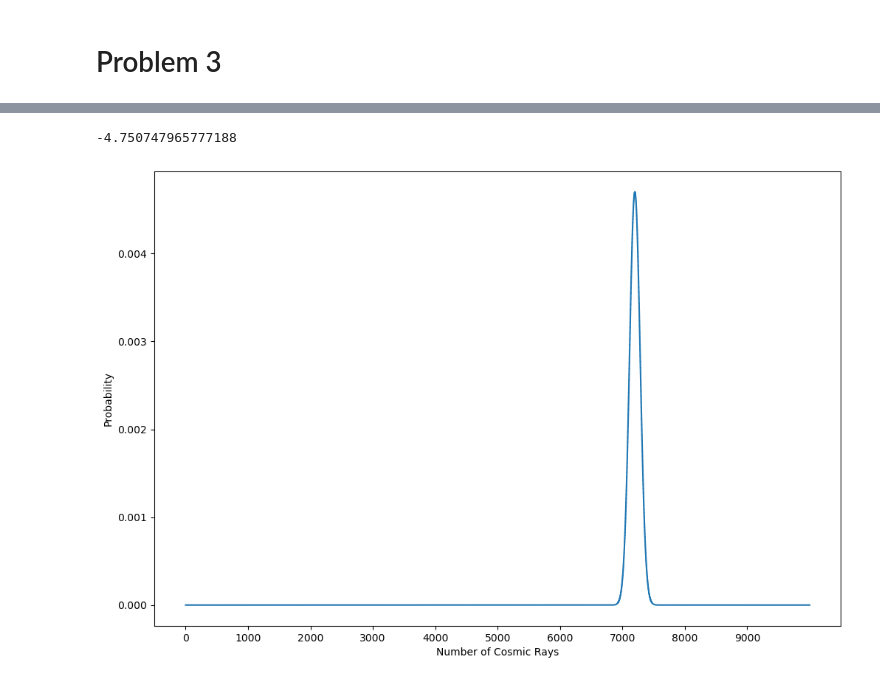
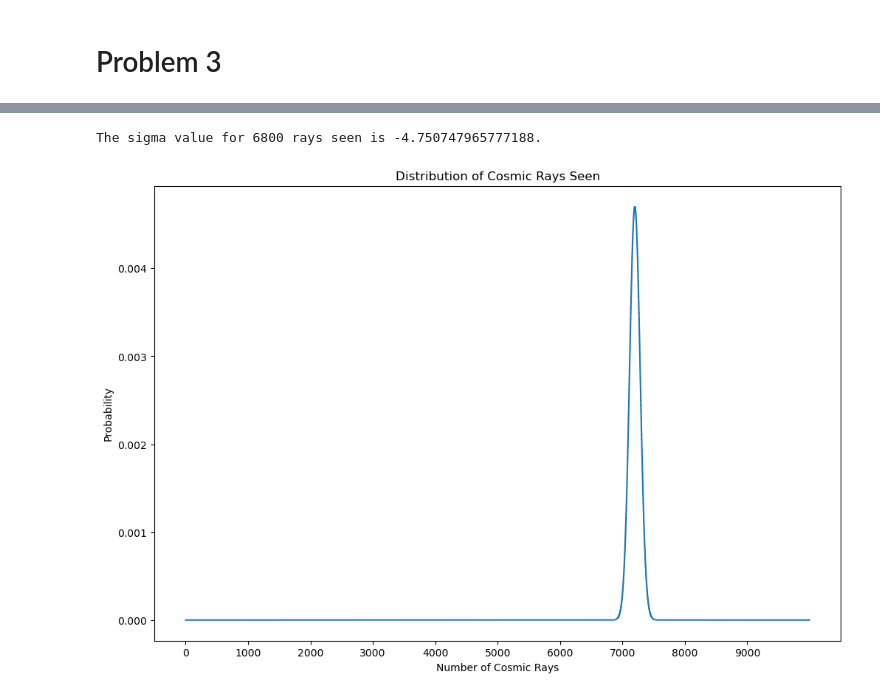
Before and after one commit to jarods00/PHYS434, a Jupyter notebook: Lab 3.ipynb, the cells around one changed output, grey strips where cells are left out. Cells and saved outputs as stored; diff of their text form; code cells hidden in the pictures.

```diff
--- a/Lab 3.ipynb
+++ b/Lab 3.ipynb
@@ -117,20 +126,21 @@ Math: Cosmic ray radiation from space generally follows a Poisson background dis
 # %%
 k = np.arange(0,10000,1)
 mu = 480*15
 background = stats.poisson.pmf(k, mu, loc = 0)
 
 fig, ax = plt.subplots(1, 1)
 ax.set_xlabel("Number of Cosmic Rays")
 ax.set_ylabel("Probability")
 ax.set_xticks(np.arange(0,10000,1000))
 
 ax.step(k, background)
+ax.set_title("Distribution of Cosmic Rays Seen")
 
 seen = 6800
 
 prob = stats.poisson.cdf(seen, mu, loc = 0)
 sigma = stats.norm.ppf(prob, loc = 0, scale = 1)
-sigma
+print("The sigma value for 6800 rays seen is " + str(sigma) + ".")
 # %% [output]
--4.750747965777188
+The sigma value for 6800 rays seen is -4.750747965777188.
-[figure, old version]
+[figure, new version]
```
Also changed, not shown: parts of 9 cells of this notebook.
